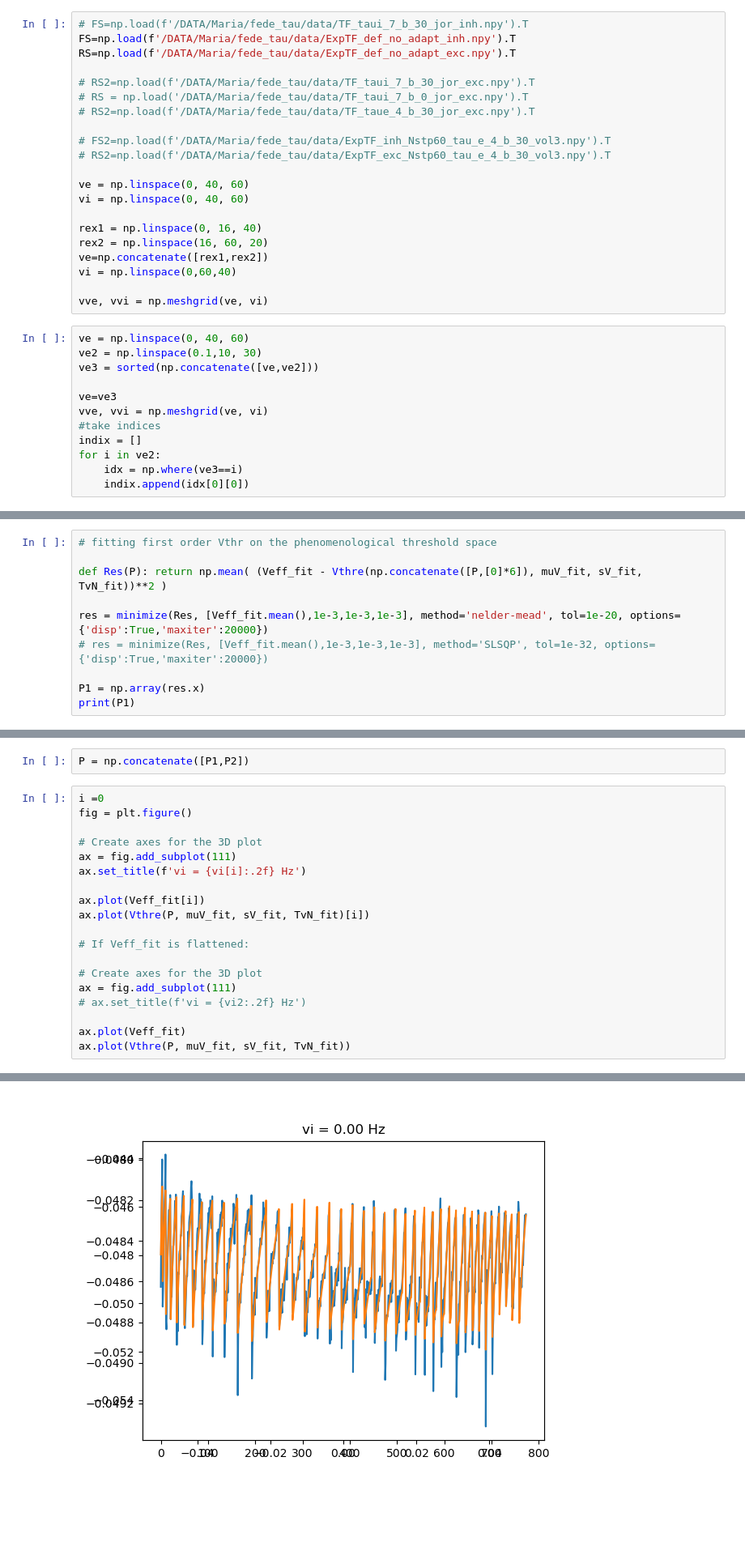
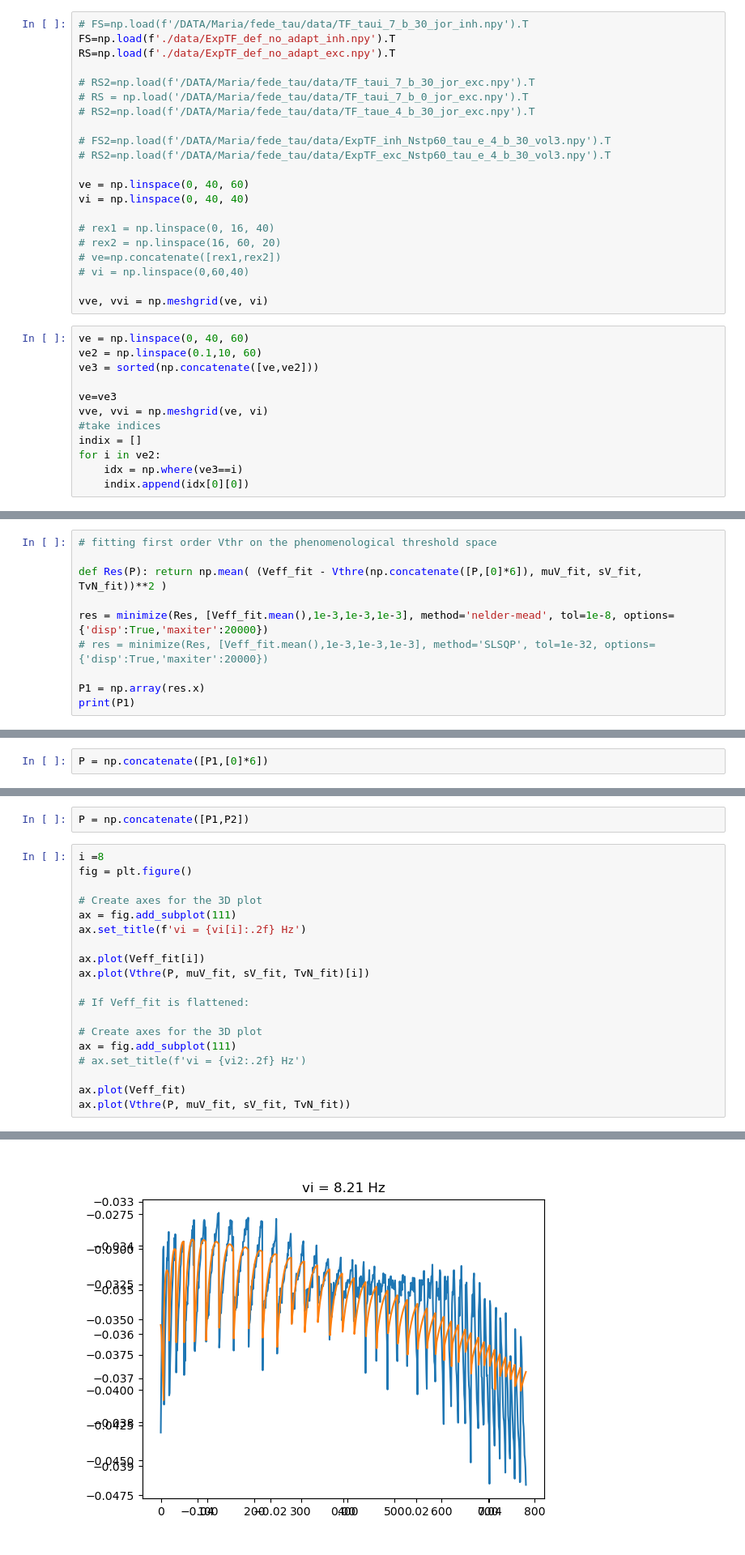
Before and after one commit to mariasacha/paper_pipeline_hub, a Jupyter notebook: MF-TransferFunction-main/clear_jorin_fit_code.ipynb, the cells around one changed output, grey strips where cells are left out. Shown at 81% size. Cells and saved outputs as stored; diff of their text form; blank space fills up the shorter version.

Commit message:
whole_pipeline : adding fit - IT DOES NOT WORK
adding the data from the 50*50 fit

added the theoretical_tools_copy with the fit from Jorin

```diff
--- a/MF-TransferFunction-main/clear_jorin_fit_code.ipynb
+++ b/MF-TransferFunction-main/clear_jorin_fit_code.ipynb
@@ -11,7 +15,7 @@ from cell_library import loadparams
 # %%
 # FS=np.load(f'/DATA/Maria/fede_tau/data/TF_taui_7_b_30_jor_inh.npy').T
-FS=np.load(f'/DATA/Maria/fede_tau/data/ExpTF_def_no_adapt_inh.npy').T
-RS=np.load(f'/DATA/Maria/fede_tau/data/ExpTF_def_no_adapt_exc.npy').T
+FS=np.load(f'./data/ExpTF_def_no_adapt_inh.npy').T
+RS=np.load(f'./data/ExpTF_def_no_adapt_exc.npy').T
 
 # RS2=np.load(f'/DATA/Maria/fede_tau/data/TF_taui_7_b_30_jor_exc.npy').T
 # RS = np.load('/DATA/Maria/fede_tau/data/TF_taui_7_b_0_jor_exc.npy').T
@@ -21,17 +25,17 @@ RS=np.load(f'/DATA/Maria/fede_tau/data/ExpTF_def_no_adapt_exc.npy').T
 # RS2=np.load(f'/DATA/Maria/fede_tau/data/ExpTF_exc_Nstp60_tau_e_4_b_30_vol3.npy').T
 
 ve = np.linspace(0, 40, 60)
-vi = np.linspace(0, 40, 60)
+vi = np.linspace(0, 40, 40)
 
-rex1 = np.linspace(0, 16, 40)
-rex2 = np.linspace(16, 60, 20)
-ve=np.concatenate([rex1,rex2])
-vi = np.linspace(0,60,40)
+# rex1 = np.linspace(0, 16, 40)
+# rex2 = np.linspace(16, 60, 20)
+# ve=np.concatenate([rex1,rex2])
+# vi = np.linspace(0,60,40)
 
 vve, vvi = np.meshgrid(ve, vi)
 # %%
 ve = np.linspace(0, 40, 60)
-ve2 = np.linspace(0.1,10, 30)
+ve2 = np.linspace(0.1,10, 60)
 ve3 = sorted(np.concatenate([ve,ve2]))
 
 ve=ve3
@@ -370,7 +443,7 @@ the other ps should be small
 
 def Res(P): return np.mean( (Veff_fit - Vthre(np.concatenate([P,[0]*6]), muV_fit, sV_fit, TvN_fit))**2 )
 
-res = minimize(Res, [Veff_fit.mean(),1e-3,1e-3,1e-3], method='nelder-mead', tol=1e-20, options={'disp':True,'maxiter':20000})
+res = minimize(Res, [Veff_fit.mean(),1e-3,1e-3,1e-3], method='nelder-mead', tol=1e-8, options={'disp':True,'maxiter':20000})
 # res = minimize(Res, [Veff_fit.mean(),1e-3,1e-3,1e-3], method='SLSQP', tol=1e-32, options={'disp':True,'maxiter':20000})
 
 P1 = np.array(res.x)
@@ -422,6 +497,8 @@ skippable:
 You do the first fit, and then you do the big fit (only using as initial guesses the P found from the 1st order fit).
 
 If the Veff looks linear, probably you dont need the 2nd order fit. If it doesnt work, you can also do the fit for the 2nd order and try again.
+# %%
+P = np.concatenate([P1,[0]*6])
 # %%
 # fit the second order parameters on Vthre ( not necessary most of the time!!!! -> SKIP )
 def Res(P): return np.mean( (Veff_fit - Vthre(np.concatenate([P1,P]), muV_fit, sV_fit, TvN_fit))**2 )
@@ -441,27 +534,27 @@ Optimization terminated successfully.
 # %%
 P = np.concatenate([P1,P2])
 # %%
-i =0
+i =8
 fig = plt.figure()
 
 # Create axes for the 3D plot
 ax = fig.add_subplot(111)
 ax.set_title(f'vi = {vi[i]:.2f} Hz')
 
 ax.plot(Veff_fit[i])
 ax.plot(Vthre(P, muV_fit, sV_fit, TvN_fit)[i])
 
 # If Veff_fit is flattened:
 
 # Create axes for the 3D plot
 ax = fig.add_subplot(111)
 # ax.set_title(f'vi = {vi2:.2f} Hz')
 
 ax.plot(Veff_fit)
 ax.plot(Vthre(P, muV_fit, sV_fit, TvN_fit))
 # %% [output]
 [<matplotlib.lines.Line2D at 0x...>]
-[figure, old version]
+[figure, new version]
 # %%
 FF[:,red].shape
 # %% [output]
```
Also changed, not shown: parts of 31 cells of this notebook, 11 other files.
